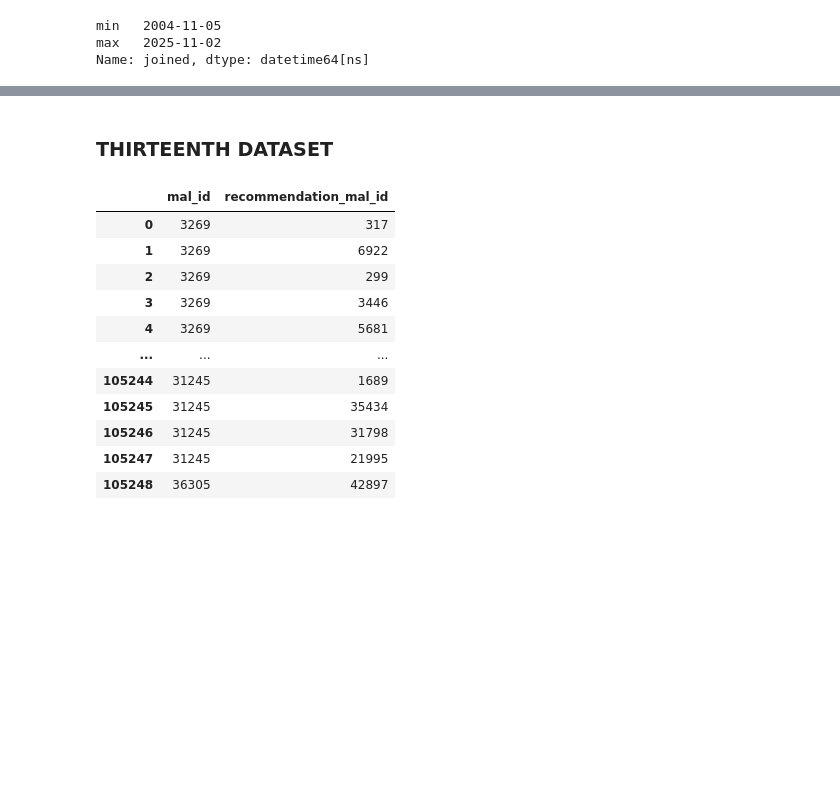
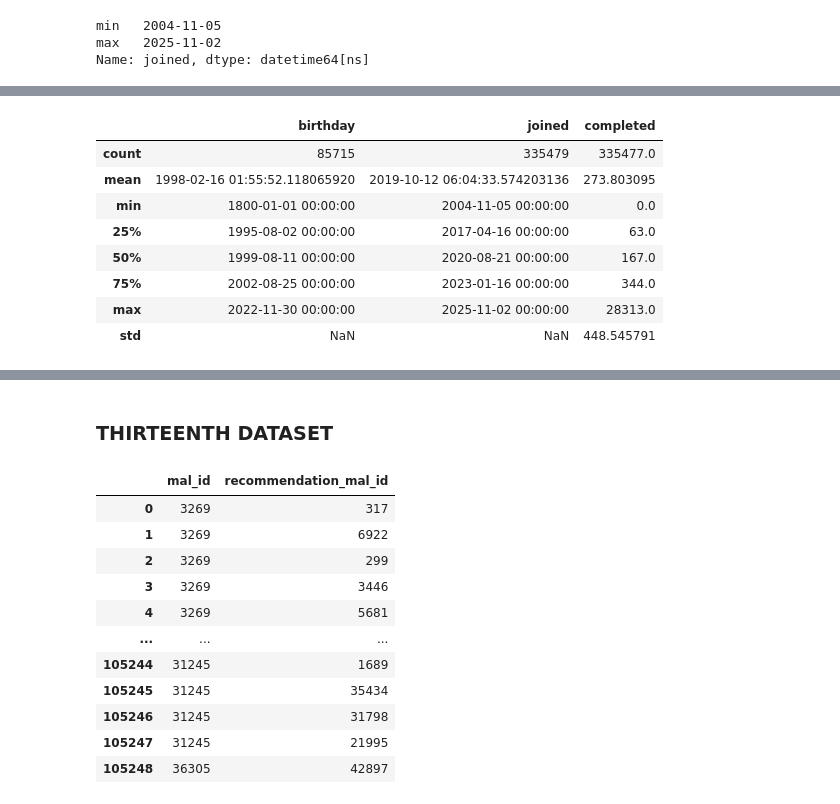
Before and after one commit to denis-budau/HCI-TWEB_2025-26, a Jupyter notebook: solution/HCI_assignment.ipynb, the cells around one changed output, grey strips where cells are left out. Drawn from its saved outputs; the diff is of its cells as text; code cells hidden in the pictures; blank space fills up the shorter version.

```diff
--- a/solution/HCI_assignment.ipynb
+++ b/solution/HCI_assignment.ipynb
@@ -1265,3 +1277,15 @@ profiles_df[profiles_df["birthday"].dt.year == 1930]
+# %%
+profiles_df.describe()
+# %% [output]
+|  | birthday | joined | completed |
+| count | 85715 | 335479 | 335477.0 |
+| mean | 1998-02-16 01:55:52.118065920 | 2019-10-12 06:04:33.574203136 | 273.803095 |
+| min | 1800-01-01 00:00:00 | 2004-11-05 00:00:00 | 0.0 |
+| 25% | 1995-08-02 00:00:00 | 2017-04-16 00:00:00 | 63.0 |
+| 50% | 1999-08-11 00:00:00 | 2020-08-21 00:00:00 | 167.0 |
+| 75% | 2002-08-25 00:00:00 | 2023-01-16 00:00:00 | 344.0 |
+| max | 2022-11-30 00:00:00 | 2025-11-02 00:00:00 | 28313.0 |
+| std | NaN | NaN | 448.545791 |
 # %%
 # decided to remove the birthdays of people older than 100 when they joined the website
 mask_too_old = (profiles_df["joined"] - profiles_df["birthday"]).dt.days / 365.25 > 100
```
Also changed, not shown: parts of 15 cells of this notebook, 38 other files.
